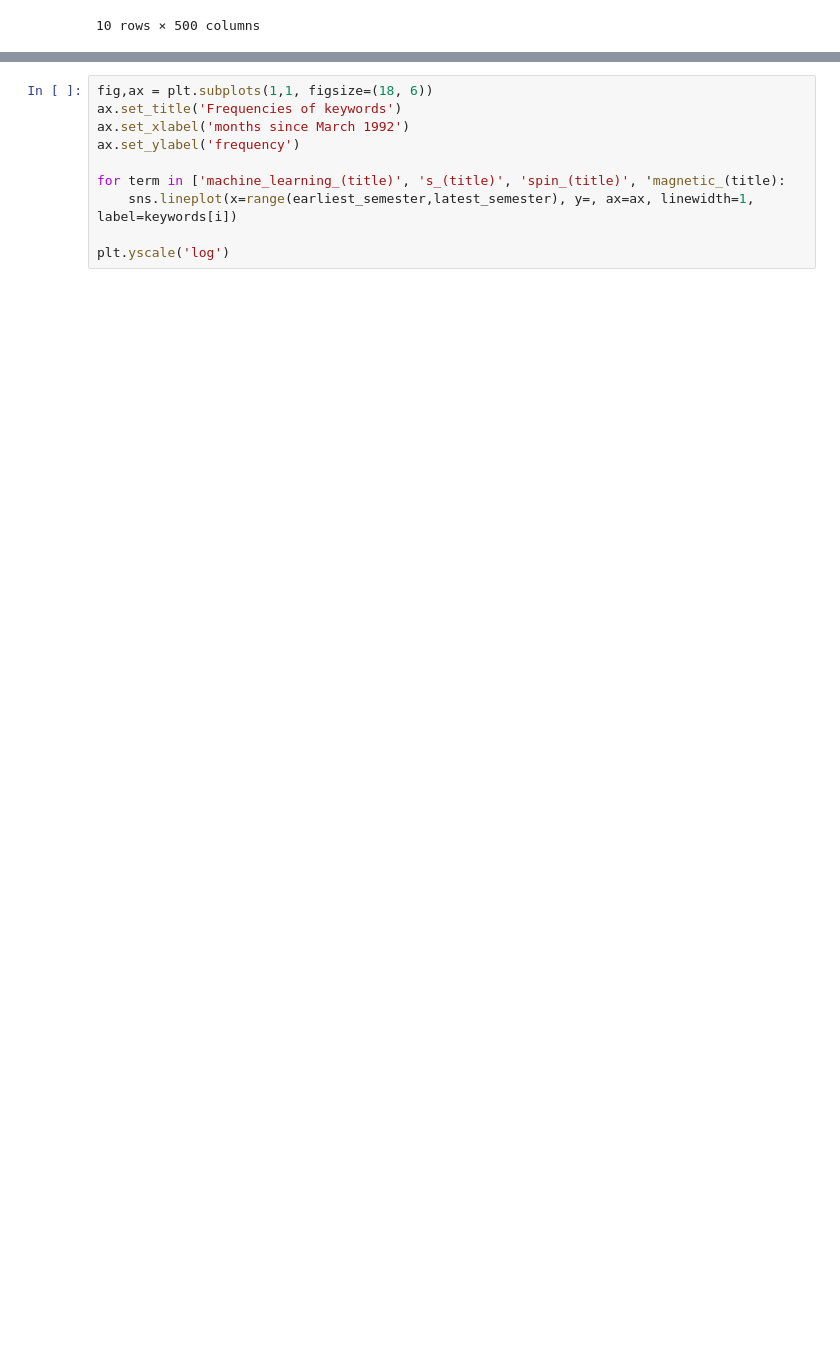
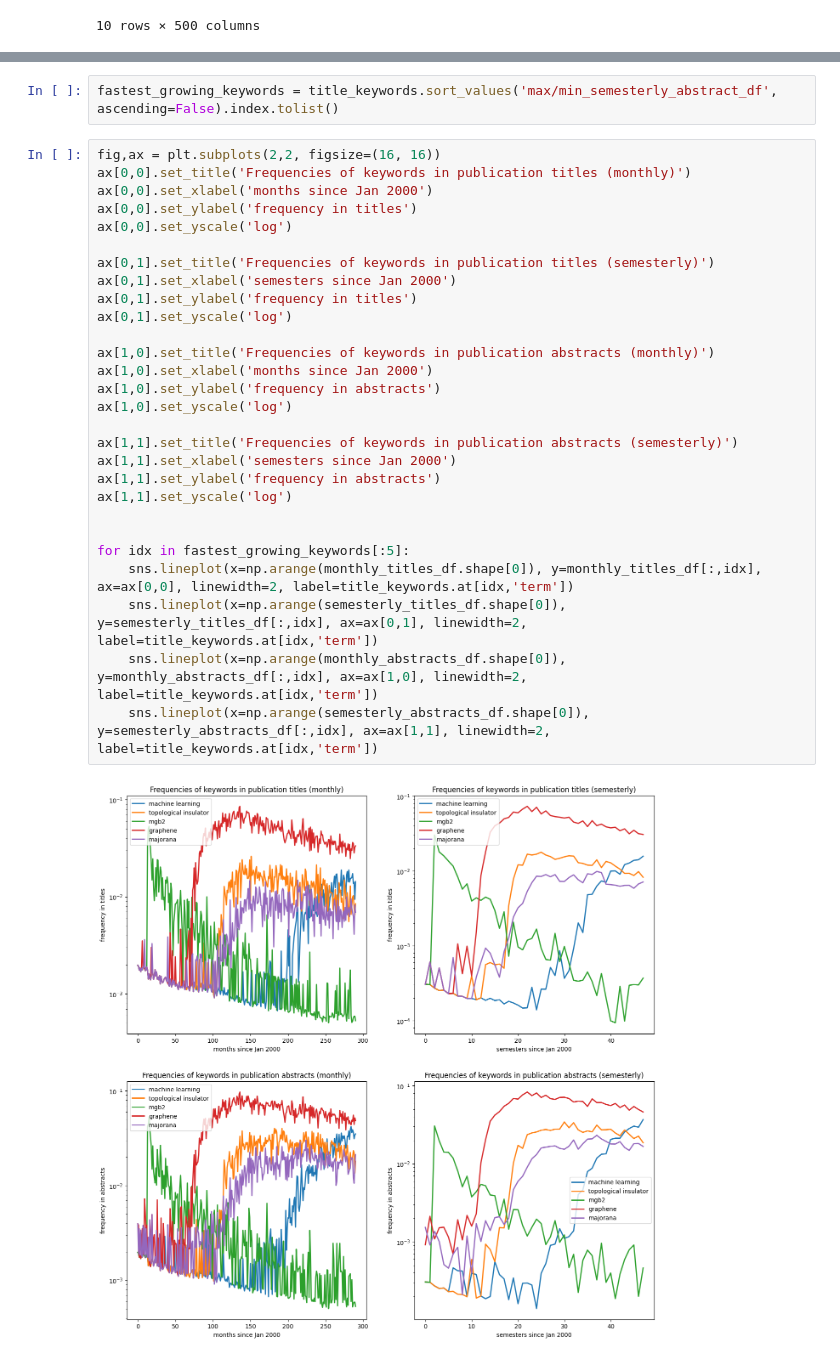
Before and after one commit to tommyliphysics/tommyli-ml, a Jupyter notebook: arxiv_trends/arxiv-historical-trends.ipynb, the cells around one changed output, grey strips where cells are left out. Saved outputs shown, nothing was run; the diff lists cells and outputs as text; blank space fills up the shorter version.

```diff
--- a/arxiv_trends/arxiv-historical-trends.ipynb
+++ b/arxiv_trends/arxiv-historical-trends.ipynb
@@ -649,10 +622,32 @@ Let's plot the document frequencies of the top 5 words ranked by abstract docume
+# %%
+fastest_growing_keywords = title_keywords.sort_values('max/min_semesterly_abstract_df', ascending=False).index.tolist()
 # %%
-fig,ax = plt.subplots(1,1, figsize=(18, 6))
-ax.set_title('Frequencies of keywords')
-ax.set_xlabel('months since March 1992')
-ax.set_ylabel('frequency')
+fig,ax = plt.subplots(2,2, figsize=(16, 16))
+ax[0,0].set_title('Frequencies of keywords in publication titles (monthly)')
+ax[0,0].set_xlabel('months since Jan 2000')
+ax[0,0].set_ylabel('frequency in titles')
+ax[0,0].set_yscale('log')
 
-for term in ['machine_learning_(title)', 's_(title)', 'spin_(title)', 'magnetic_(title):
-    sns.lineplot(x=range(earliest_semester,latest_semester), y=, ax=ax, linewidth=1, label=keywords[i])
+ax[0,1].set_title('Frequencies of keywords in publication titles (semesterly)')
+ax[0,1].set_xlabel('semesters since Jan 2000')
+ax[0,1].set_ylabel('frequency in titles')
+ax[0,1].set_yscale('log')
 
-plt.yscale('log')
+ax[1,0].set_title('Frequencies of keywords in publication abstracts (monthly)')
+ax[1,0].set_xlabel('months since Jan 2000')
+ax[1,0].set_ylabel('frequency in abstracts')
+ax[1,0].set_yscale('log')
+
+ax[1,1].set_title('Frequencies of keywords in publication abstracts (semesterly)')
+ax[1,1].set_xlabel('semesters since Jan 2000')
+ax[1,1].set_ylabel('frequency in abstracts')
+ax[1,1].set_yscale('log')
+
+
+for idx in fastest_growing_keywords[:5]:
+    sns.lineplot(x=np.arange(monthly_titles_df.shape[0]), y=monthly_titles_df[:,idx], ax=ax[0,0], linewidth=2, label=title_keywords.at[idx,'term'])
+    sns.lineplot(x=np.arange(semesterly_titles_df.shape[0]), y=semesterly_titles_df[:,idx], ax=ax[0,1], linewidth=2, label=title_keywords.at[idx,'term'])
+    sns.lineplot(x=np.arange(monthly_abstracts_df.shape[0]), y=monthly_abstracts_df[:,idx], ax=ax[1,0], linewidth=2, label=title_keywords.at[idx,'term'])
+    sns.lineplot(x=np.arange(semesterly_abstracts_df.shape[0]), y=semesterly_abstracts_df[:,idx], ax=ax[1,1], linewidth=2, label=title_keywords.at[idx,'term'])
+# %% [output]
+[figure, added]
```
Also changed, not shown: parts of 19 cells of this notebook.
